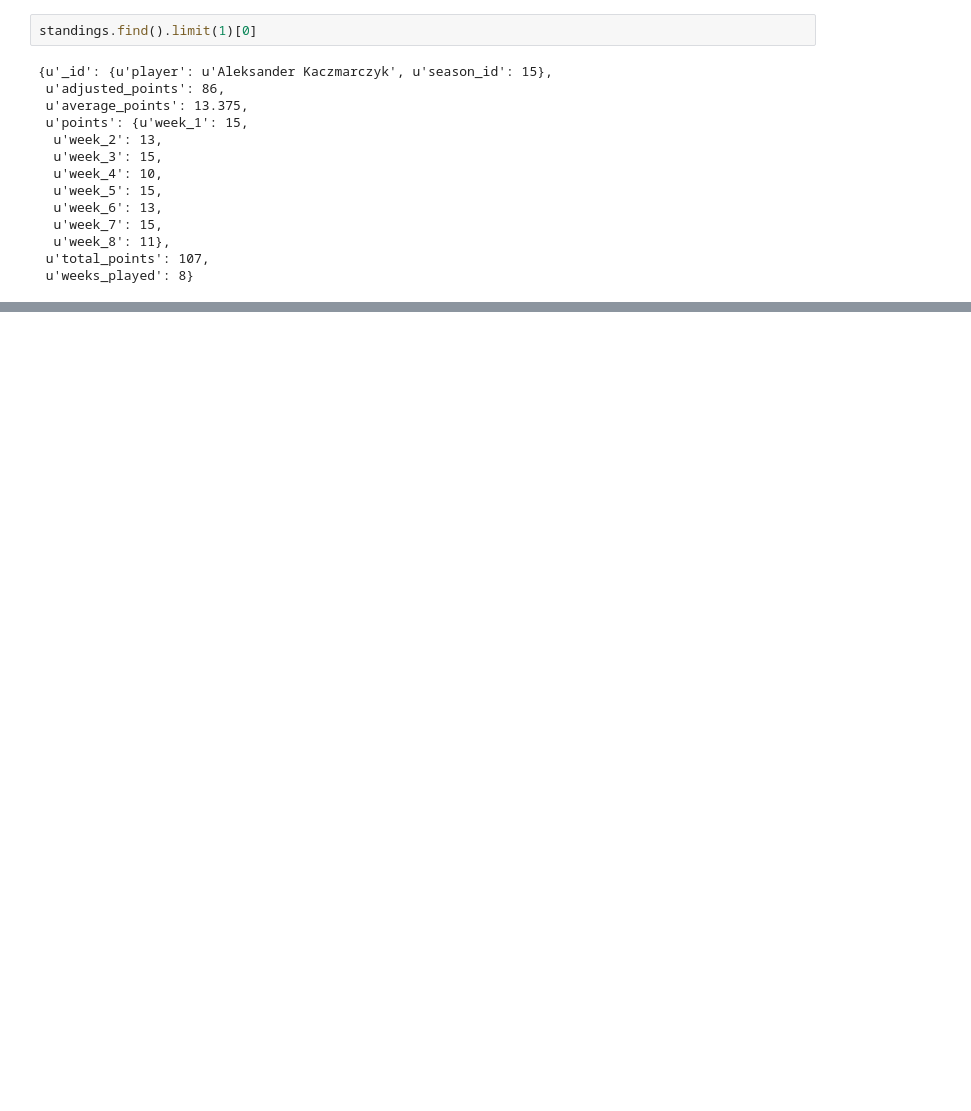
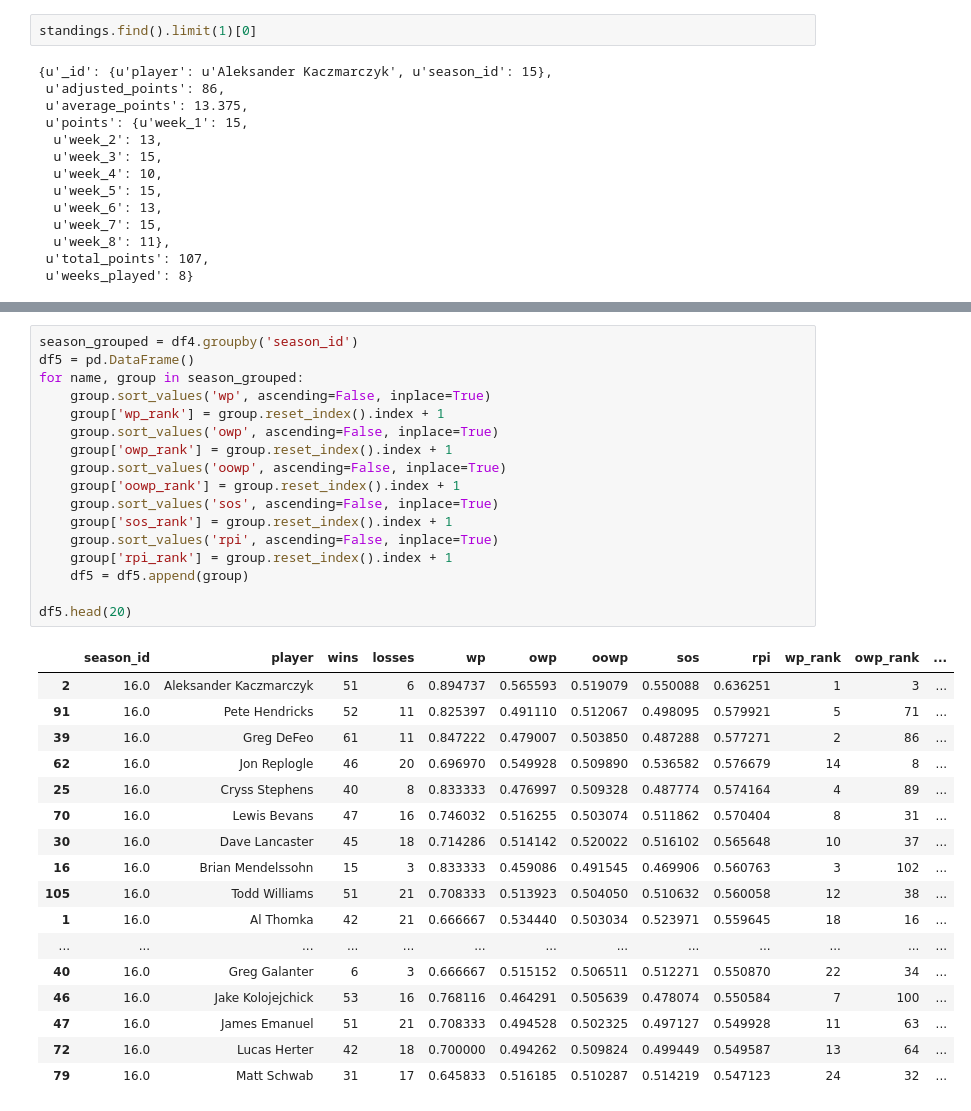
Before and after one commit to jjsz12/ppl-scoring, a Jupyter notebook: notebooks/ppl_data.ipynb, the cells around one changed output, grey strips where cells are left out. Drawn from its saved outputs; the diff is of its cells as text; blank space fills up the shorter version.

```diff
--- a/notebooks/ppl_data.ipynb
+++ b/notebooks/ppl_data.ipynb
@@ -312,0 +304,35 @@ json.loads(stats_json)
+# %%
+season_grouped = df4.groupby('season_id')
+df5 = pd.DataFrame()
+for name, group in season_grouped:
+    group.sort_values('wp', ascending=False, inplace=True)
+    group['wp_rank'] = group.reset_index().index + 1
+    group.sort_values('owp', ascending=False, inplace=True)
+    group['owp_rank'] = group.reset_index().index + 1
+    group.sort_values('oowp', ascending=False, inplace=True)
+    group['oowp_rank'] = group.reset_index().index + 1
+    group.sort_values('sos', ascending=False, inplace=True)
+    group['sos_rank'] = group.reset_index().index + 1
+    group.sort_values('rpi', ascending=False, inplace=True)
+    group['rpi_rank'] = group.reset_index().index + 1
+    df5 = df5.append(group)
+
+df5.head(20)
+# %% [output]
+|  | season_id | player | wins | losses | wp | owp | oowp | sos | rpi | wp_rank | owp_rank | ... |
+| 2 | 16.0 | Aleksander Kaczmarczyk | 51 | 6 | 0.894737 | 0.565593 | 0.519079 | 0.550088 | 0.636251 | 1 | 3 | ... |
+| 91 | 16.0 | Pete Hendricks | 52 | 11 | 0.825397 | 0.491110 | 0.512067 | 0.498095 | 0.579921 | 5 | 71 | ... |
+| 39 | 16.0 | Greg DeFeo | 61 | 11 | 0.847222 | 0.479007 | 0.503850 | 0.487288 | 0.577271 | 2 | 86 | ... |
+| 62 | 16.0 | Jon Replogle | 46 | 20 | 0.696970 | 0.549928 | 0.509890 | 0.536582 | 0.576679 | 14 | 8 | ... |
+| 25 | 16.0 | Cryss Stephens | 40 | 8 | 0.833333 | 0.476997 | 0.509328 | 0.487774 | 0.574164 | 4 | 89 | ... |
+| 70 | 16.0 | Lewis Bevans | 47 | 16 | 0.746032 | 0.516255 | 0.503074 | 0.511862 | 0.570404 | 8 | 31 | ... |
+| 30 | 16.0 | Dave Lancaster | 45 | 18 | 0.714286 | 0.514142 | 0.520022 | 0.516102 | 0.565648 | 10 | 37 | ... |
+| 16 | 16.0 | Brian Mendelssohn | 15 | 3 | 0.833333 | 0.459086 | 0.491545 | 0.469906 | 0.560763 | 3 | 102 | ... |
+| 105 | 16.0 | Todd Williams | 51 | 21 | 0.708333 | 0.513923 | 0.504050 | 0.510632 | 0.560058 | 12 | 38 | ... |
+| 1 | 16.0 | Al Thomka | 42 | 21 | 0.666667 | 0.534440 | 0.503034 | 0.523971 | 0.559645 | 18 | 16 | ... |
+| ... | ... | ... | ... | ... | ... | ... | ... | ... | ... | ... | ... | ... |
+| 40 | 16.0 | Greg Galanter | 6 | 3 | 0.666667 | 0.515152 | 0.506511 | 0.512271 | 0.550870 | 22 | 34 | ... |
+| 46 | 16.0 | Jake Kolojejchick | 53 | 16 | 0.768116 | 0.464291 | 0.505639 | 0.478074 | 0.550584 | 7 | 100 | ... |
+| 47 | 16.0 | James Emanuel | 51 | 21 | 0.708333 | 0.494528 | 0.502325 | 0.497127 | 0.549928 | 11 | 63 | ... |
+| 72 | 16.0 | Lucas Herter | 42 | 18 | 0.700000 | 0.494262 | 0.509824 | 0.499449 | 0.549587 | 13 | 64 | ... |
+| 79 | 16.0 | Matt Schwab | 31 | 17 | 0.645833 | 0.516185 | 0.510287 | 0.514219 | 0.547123 | 24 | 32 | ... |
```
Also changed, not shown: parts of 9 cells of this notebook, 9 other files.
